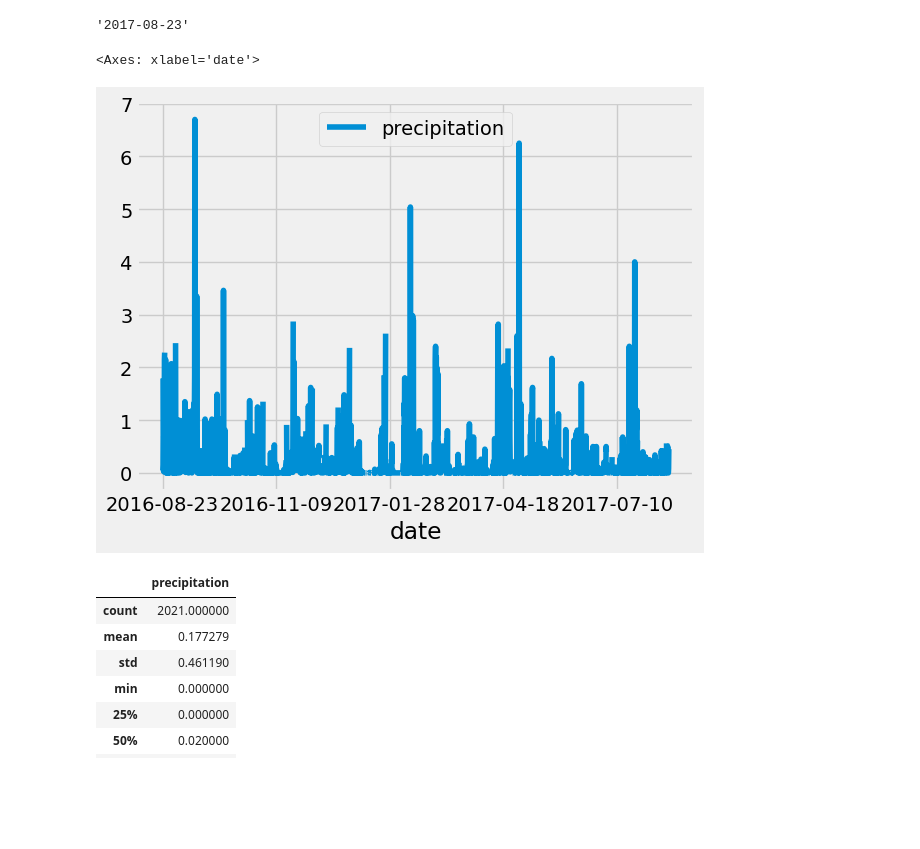
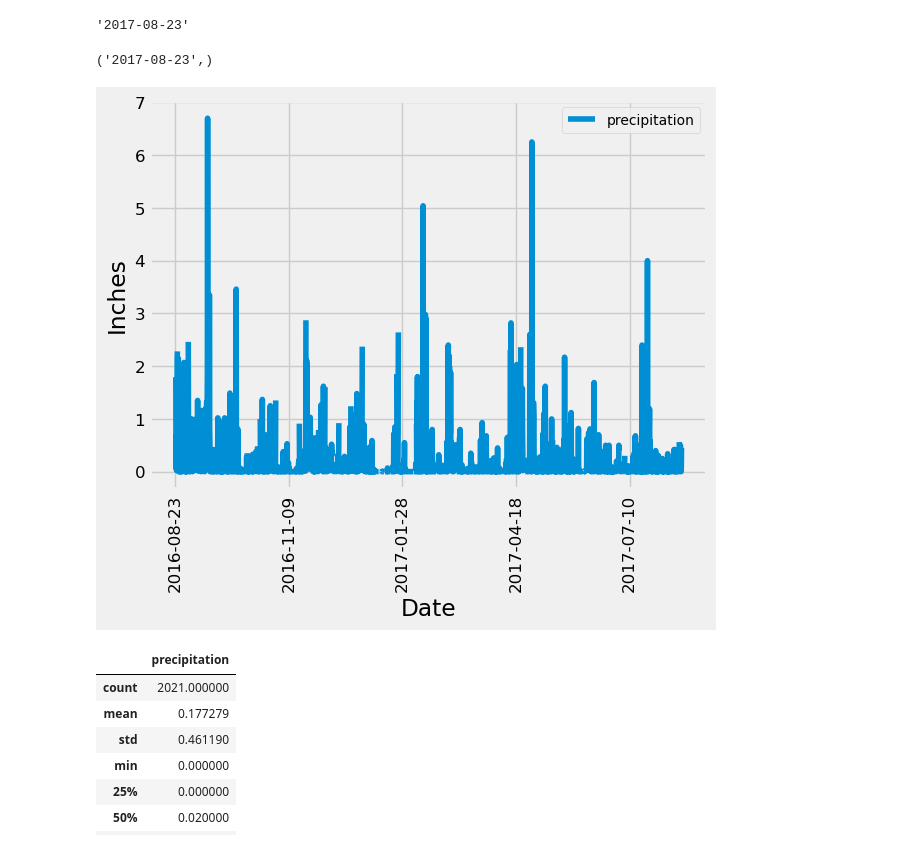
Before and after one commit to marcianaduran/sqlalchemy-challenge, a Jupyter notebook: SurfsUp/climate_starter.ipynb, the cells around one changed output. Cells and saved outputs as stored; diff of their text form; code cells hidden in the pictures; blank space fills up the shorter version.

```diff
--- a/SurfsUp/climate_starter.ipynb
+++ b/SurfsUp/climate_starter.ipynb
@@ -43,26 +43,32 @@ last_date = session.query(func.max(measurement.date)).first()[0]
 last_date
 # %% [output]
 '2017-08-23'
+# %%
+session.query(measurement.date).order_by(measurement.date.desc()).first()
+# %% [output]
+('2017-08-23',)
 # %%
 # Design a query to retrieve the last 12 months of precipitation data and plot the results.
 # Starting from the most recent data point in the database.
 
 # Calculate the date one year from the last date in data set.
 previous_year = dt.date(2017,8,23) - dt.timedelta(days = 365)
 
 # Perform a query to retrieve the data and precipitation scores
 results = session.query(measurement.date,measurement.prcp).filter(measurement.date >= previous_year).all()
 
 # Save the query results as a Pandas DataFrame. Explicitly set the column names
 df = pd.DataFrame(results,columns=["date","precipitation"])
 
 # Sort the dataframe by date
 df = df.sort_values("date")
 
 # Use Pandas Plotting with Matplotlib to plot the data
-df.plot("date","precipitation")
+df.plot("date","precipitation",xlabel='Date',ylabel='Inches',rot=90,fontsize=12)
+plt.legend(loc = "upper right", fontsize=10)
+#plt.xticks([1, 2, 3, 4])
+plt.show()
 # %% [output]
-<Axes: xlabel='date'>
-[figure, old version]
+[figure, new version]
 # %%
 # Use Pandas to calculate the summary statistics for the precipitation data
```
Also changed, not shown: parts of 7 cells of this notebook, 1 other file.
